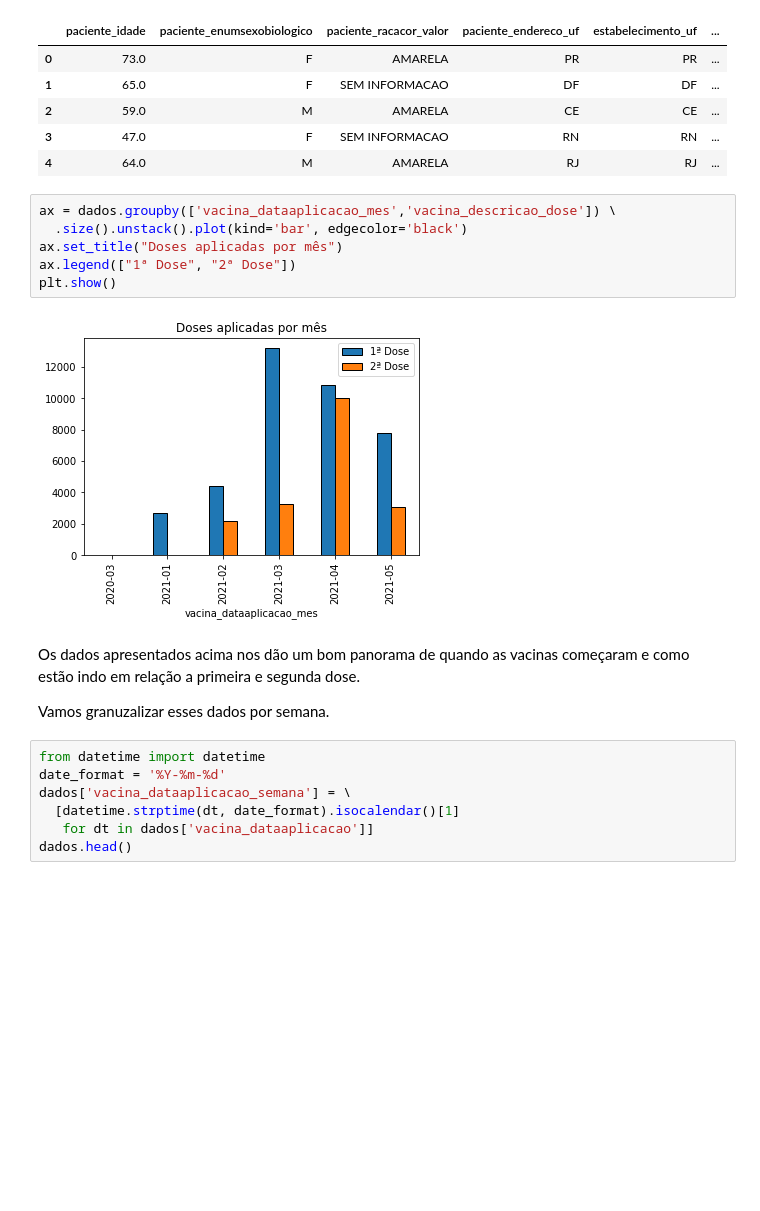
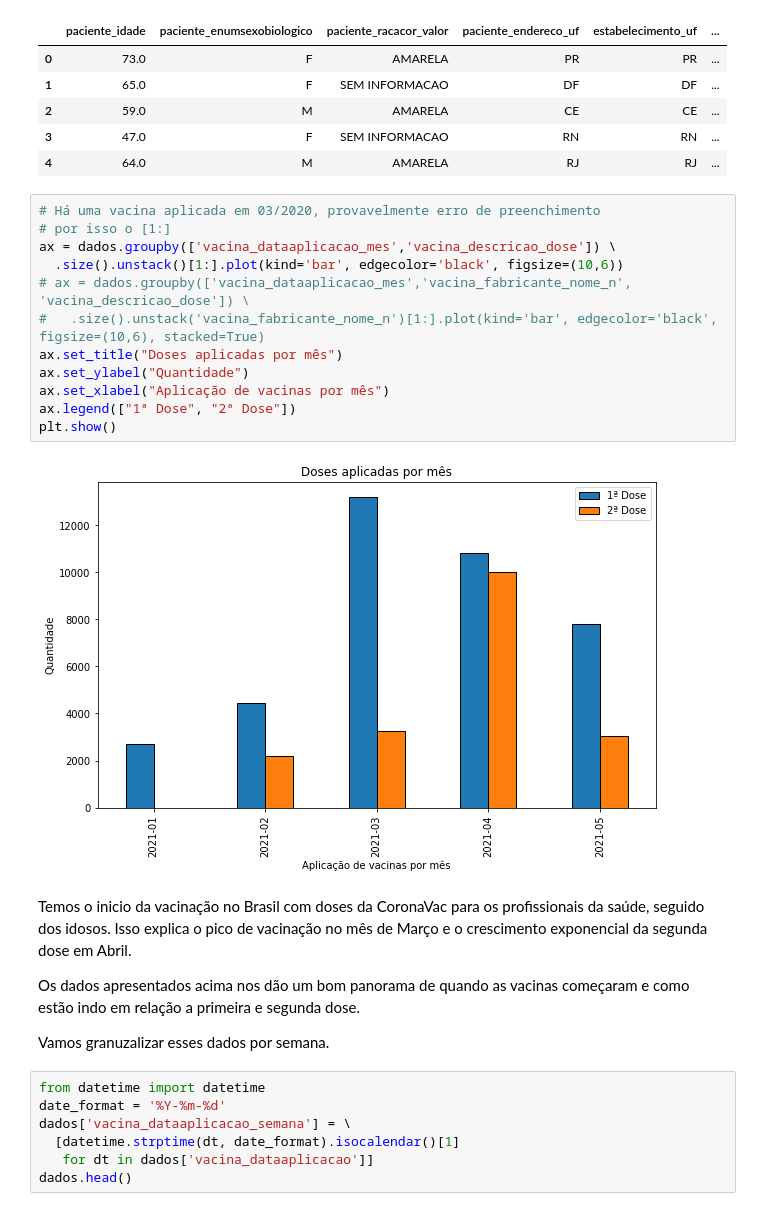
Before and after one commit to willianrocha/bootcamp-datascience-alura, a Jupyter notebook: module_1/ds_mod1_project.ipynb, the cells around one changed output. Saved outputs shown, nothing was run; the diff lists cells and outputs as text; blank space fills up the shorter version.

```diff
--- a/module_1/ds_mod1_project.ipynb
+++ b/module_1/ds_mod1_project.ipynb
@@ -177,14 +243,22 @@ dados.head()
 | 3 | 47.0 | F | SEM INFORMACAO | RN | RN | ... |
 | 4 | 64.0 | M | AMARELA | RJ | RJ | ... |
 # %%
+# Há uma vacina aplicada em 03/2020, provavelmente erro de preenchimento
+# por isso o [1:]
 ax = dados.groupby(['vacina_dataaplicacao_mes','vacina_descricao_dose']) \
-  .size().unstack().plot(kind='bar', edgecolor='black')
+  .size().unstack()[1:].plot(kind='bar', edgecolor='black', figsize=(10,6))
+# ax = dados.groupby(['vacina_dataaplicacao_mes','vacina_fabricante_nome_n', 'vacina_descricao_dose']) \
+#   .size().unstack('vacina_fabricante_nome_n')[1:].plot(kind='bar', edgecolor='black', figsize=(10,6), stacked=True)
 ax.set_title("Doses aplicadas por mês")
+ax.set_ylabel("Quantidade")
+ax.set_xlabel("Aplicação de vacinas por mês")
 ax.legend(["1ª Dose", "2ª Dose"])
 plt.show()
 # %% [output]
-[figure, old version]
+[figure, new version]
 # %% [markdown]
+Temos o inicio da vacinação no Brasil com doses da CoronaVac para os profissionais da saúde, seguido dos idosos. Isso explica o pico de vacinação no mês de Março e o crescimento exponencial da segunda dose em Abril.
+
 Os dados apresentados acima nos dão um bom panorama de quando as vacinas começaram e como estão indo em relação a primeira e segunda dose.
 
 Vamos granuzalizar esses dados por semana.
```
Also changed, not shown: parts of 59 cells of this notebook.
